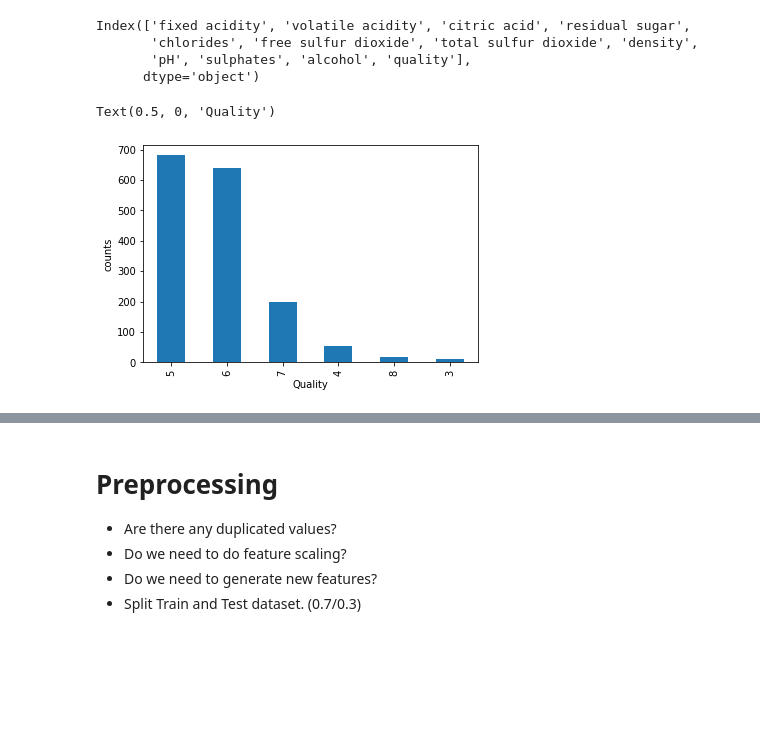
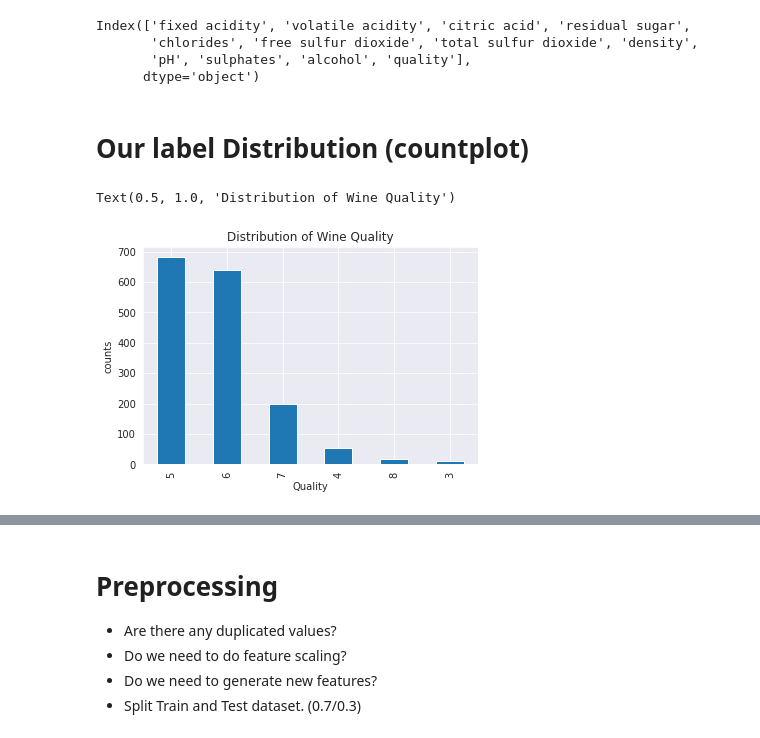
Before and after one commit to busgandy/Global-AI-Hub, a Jupyter notebook: Lesson 5 (13-11-20)/Project 2/19-11-2020 ML Course Nigeria Project 'Busayo Olushola'.ipynb, the cells around one changed output, grey strips where cells are left out. Drawn from its saved outputs; the diff is of its cells as text; code cells hidden in the pictures; blank space fills up the shorter version.

```diff
--- a/Lesson 5 (13-11-20)/Project 2/19-11-2020 ML Course Nigeria Project 'Busayo Olushola'.ipynb
+++ b/Lesson 5 (13-11-20)/Project 2/19-11-2020 ML Course Nigeria Project 'Busayo Olushola'.ipynb
@@ -27,6 +27,10 @@ import pandas as pd
 import seaborn as sns
 import numpy as np
 import matplotlib.pyplot as plt
+sns.set_style('darkgrid')
+import warnings
+warnings.filterwarnings("ignore")
+%matplotlib inline
 # %%
 # Read csv
 data = pd.read_csv("https://github.com/busgandy/Global-AI-Hub/blob/main/Lesson%205%20(13-11-20)/Project%202/Data/winequality.csv?raw=trie")
@@ -127,10 +172,13 @@ Index(['fixed acidity', 'volatile acidity', 'citric acid', 'residual sugar',
        'chlorides', 'free sulfur dioxide', 'total sulfur dioxide', 'density',
        'pH', 'sulphates', 'alcohol', 'quality'],
       dtype='object')
+# %% [markdown]
+# Our label Distribution (countplot)
 # %%
 data["quality"].value_counts().plot.bar()
 plt.ylabel('counts')
 plt.xlabel('Quality')
+plt.title("Distribution of Wine Quality")
 # %% [output]
-Text(0.5, 0, 'Quality')
+Text(0.5, 1.0, 'Distribution of Wine Quality')
-[figure, old version]
+[figure, new version]
```
Also changed, not shown: parts of 137 cells of this notebook.
